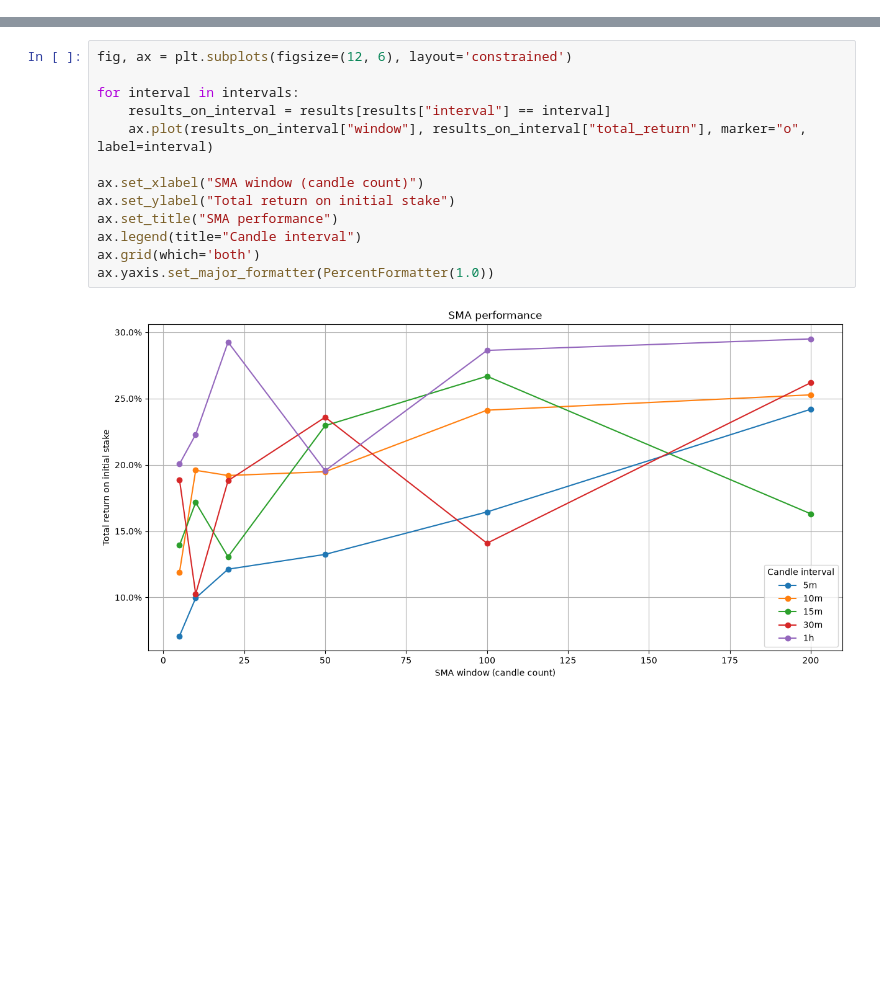
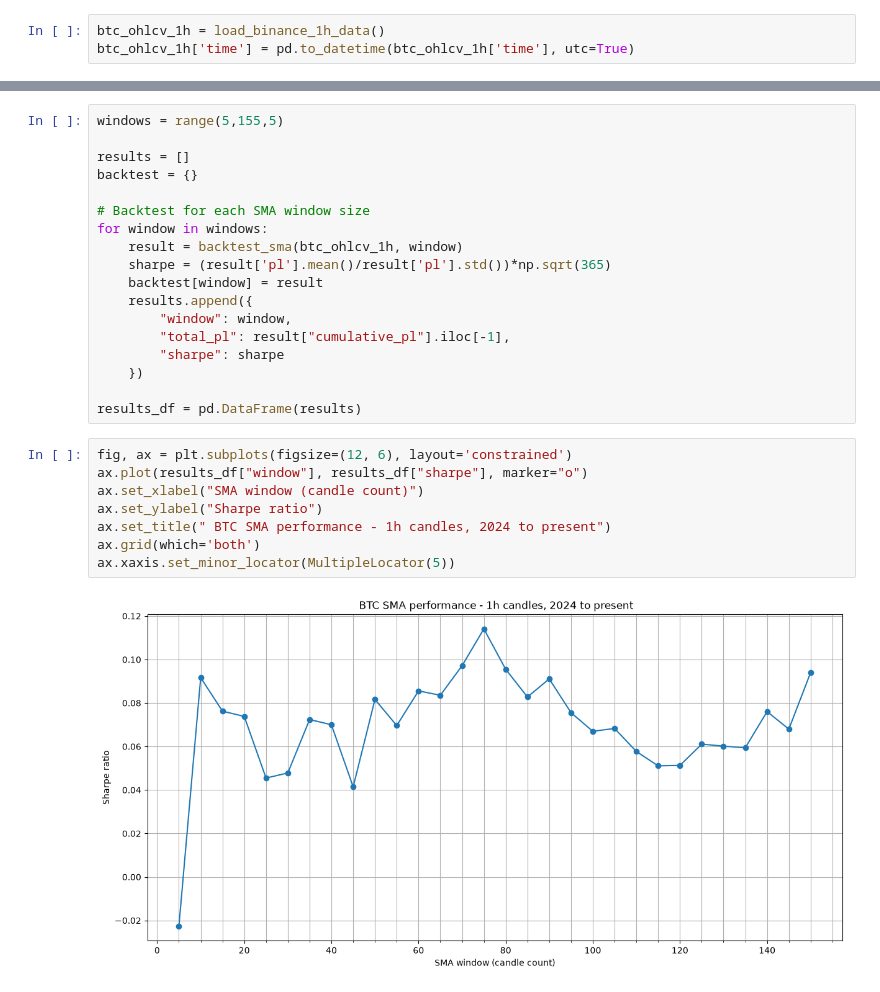
Before and after one commit to oskarmaatta/Crypto-Momentum, a Jupyter notebook: notebooks/sma_analysis.ipynb, the cells around one changed output, grey strips where cells are left out. Cells and saved outputs as stored; diff of their text form; blank space fills up the shorter version.

Commit message:
update sma strat, and use binance data

```diff
--- a/notebooks/sma_analysis.ipynb
+++ b/notebooks/sma_analysis.ipynb
@@ -70,0 +9,3 @@ results
+# %%
+btc_ohlcv_1h = load_binance_1h_data()
+btc_ohlcv_1h['time'] = pd.to_datetime(btc_ohlcv_1h['time'], utc=True)
@@ -71,15 +28,28 @@ results
+# %%
+windows = range(5,155,5)
+
+results = []
+backtest = {}
+
+# Backtest for each SMA window size
+for window in windows:
+    result = backtest_sma(btc_ohlcv_1h, window)
+    sharpe = (result['pl'].mean()/result['pl'].std())*np.sqrt(365)
+    backtest[window] = result
+    results.append({
+        "window": window,
+        "total_pl": result["cumulative_pl"].iloc[-1],
+        "sharpe": sharpe
+    })
+
+results_df = pd.DataFrame(results)
 # %%
 fig, ax = plt.subplots(figsize=(12, 6), layout='constrained')
-
-for interval in intervals:
-    results_on_interval = results[results["interval"] == interval]
-    ax.plot(results_on_interval["window"], results_on_interval["total_return"], marker="o", label=interval)
-
+ax.plot(results_df["window"], results_df["sharpe"], marker="o")
 ax.set_xlabel("SMA window (candle count)")
-ax.set_ylabel("Total return on initial stake")
-ax.set_title("SMA performance")
-ax.legend(title="Candle interval")
+ax.set_ylabel("Sharpe ratio")
+ax.set_title(" BTC SMA performance - 1h candles, 2024 to present")
 ax.grid(which='both')
-ax.yaxis.set_major_formatter(PercentFormatter(1.0))
+ax.xaxis.set_minor_locator(MultipleLocator(5))
 # %% [output]
-[figure, old version]
+[figure, new version]
```
Also changed, not shown: parts of 8 cells of this notebook, 2 other files.
